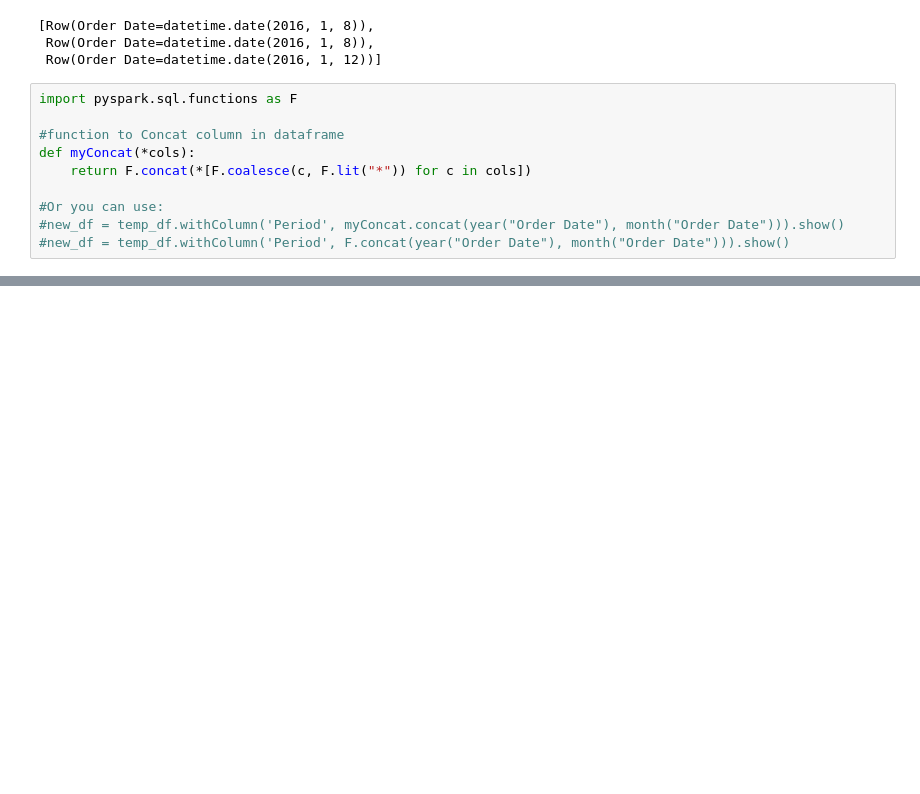
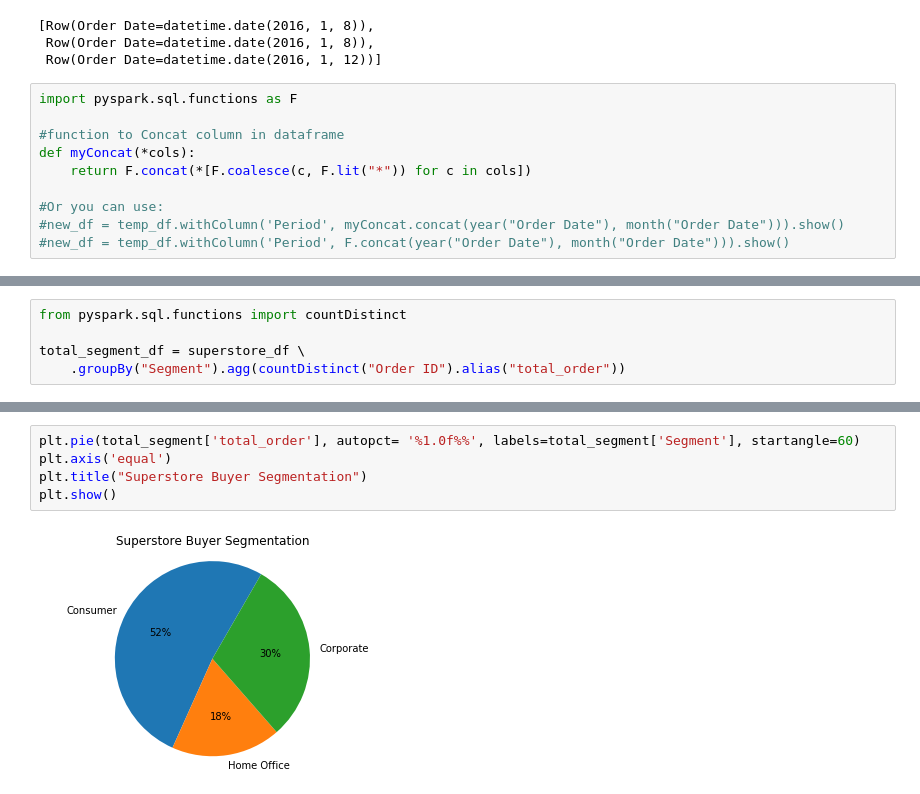
Before and after one commit to caisings/learn-pyspark, a Jupyter notebook: superstore analysis.ipynb, the cells around one changed output, grey strips where cells are left out. Saved outputs shown, nothing was run; the diff lists cells and outputs as text; blank space fills up the shorter version.

```diff
--- a/superstore analysis.ipynb
+++ b/superstore analysis.ipynb
@@ -153,0 +177,5 @@ new_df.groupBy("Period").agg({"Sales":"sum"}).alias("sum_sales").orderBy("sum_sa
+# %%
+from pyspark.sql.functions import countDistinct
+
+total_segment_df = superstore_df \
+    .groupBy("Segment").agg(countDistinct("Order ID").alias("total_order"))
@@ -153,0 +271,7 @@ new_df.groupBy("Period").agg({"Sales":"sum"}).alias("sum_sales").orderBy("sum_sa
+# %%
+plt.pie(total_segment['total_order'], autopct= '%1.0f%%', labels=total_segment['Segment'], startangle=60)
+plt.axis('equal')
+plt.title("Superstore Buyer Segmentation")
+plt.show()
+# %% [output]
+[figure, added]
```
Also changed, not shown: parts of 24 cells of this notebook.
